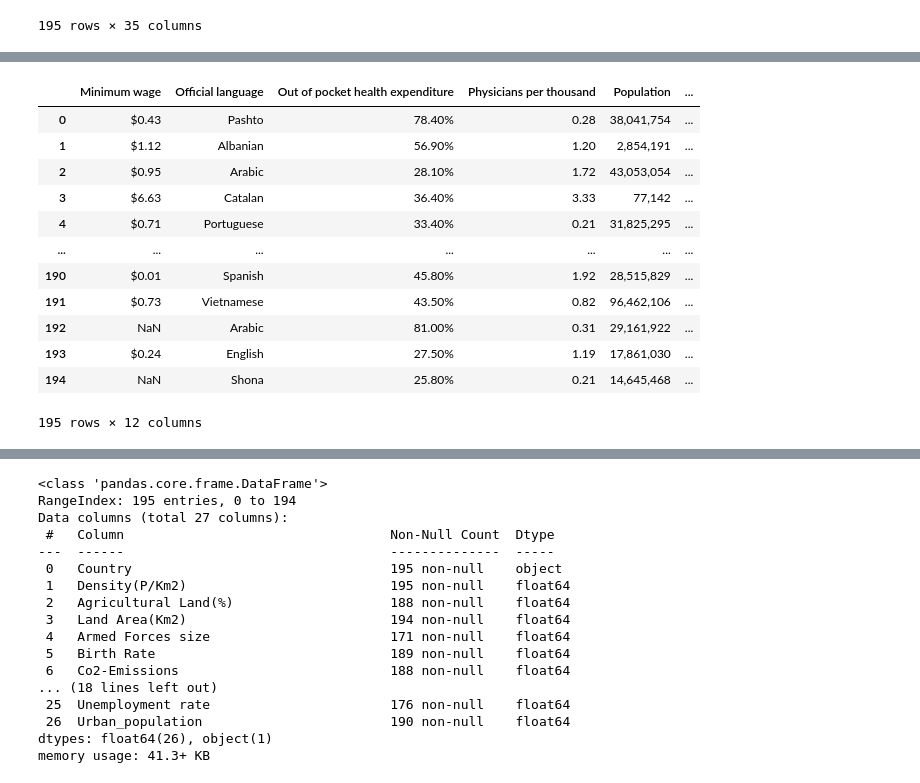
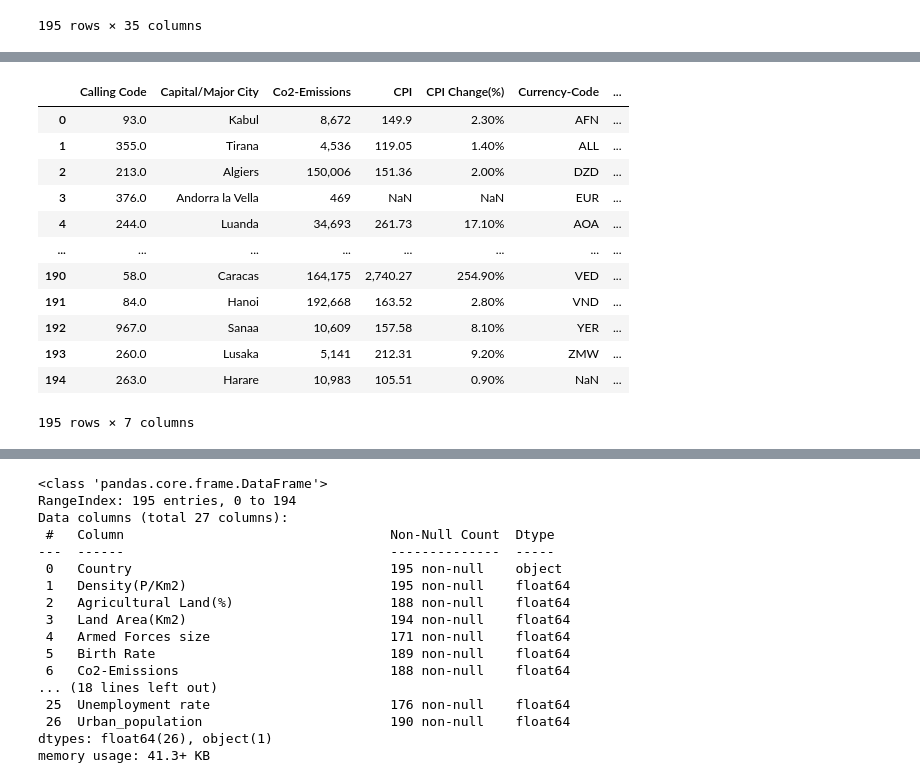
Before and after one commit to depa-tto/Multidimensional-Data-Visualization-exam, a Jupyter notebook: File_1.ipynb, the cells around one changed output, grey strips where cells are left out. Cells and saved outputs as stored; diff of their text form; code cells hidden in the pictures.

Commit message:
data

```diff
--- a/File_1.ipynb
+++ b/File_1.ipynb
@@ -65,16 +69,16 @@ raw_data.loc[:,'CPI':'Maternal mortality ratio']
-# %%
-raw_data.loc[:,'Minimum wage':]
-# %% [output]
-|  | Minimum wage | Official language | Out of pocket health expenditure | Physicians per thousand | Population | ... |
-| 0 | $0.43 | Pashto | 78.40% | 0.28 | 38,041,754 | ... |
-| 1 | $1.12 | Albanian | 56.90% | 1.20 | 2,854,191 | ... |
-| 2 | $0.95 | Arabic | 28.10% | 1.72 | 43,053,054 | ... |
-| 3 | $6.63 | Catalan | 36.40% | 3.33 | 77,142 | ... |
-| 4 | $0.71 | Portuguese | 33.40% | 0.21 | 31,825,295 | ... |
-| ... | ... | ... | ... | ... | ... | ... |
-| 190 | $0.01 | Spanish | 45.80% | 1.92 | 28,515,829 | ... |
-| 191 | $0.73 | Vietnamese | 43.50% | 0.82 | 96,462,106 | ... |
-| 192 | NaN | Arabic | 81.00% | 0.31 | 29,161,922 | ... |
-| 193 | $0.24 | English | 27.50% | 1.19 | 17,861,030 | ... |
-| 194 | NaN | Shona | 25.80% | 0.21 | 14,645,468 | ... |
-195 rows × 12 columns
+# %%
+raw_data.loc[:,'Calling Code':'Fertility Rate']
+# %% [output]
+|  | Calling Code | Capital/Major City | Co2-Emissions | CPI | CPI Change(%) | Currency-Code | ... |
+| 0 | 93.0 | Kabul | 8,672 | 149.9 | 2.30% | AFN | ... |
+| 1 | 355.0 | Tirana | 4,536 | 119.05 | 1.40% | ALL | ... |
+| 2 | 213.0 | Algiers | 150,006 | 151.36 | 2.00% | DZD | ... |
+| 3 | 376.0 | Andorra la Vella | 469 | NaN | NaN | EUR | ... |
+| 4 | 244.0 | Luanda | 34,693 | 261.73 | 17.10% | AOA | ... |
+| ... | ... | ... | ... | ... | ... | ... | ... |
+| 190 | 58.0 | Caracas | 164,175 | 2,740.27 | 254.90% | VED | ... |
+| 191 | 84.0 | Hanoi | 192,668 | 163.52 | 2.80% | VND | ... |
+| 192 | 967.0 | Sanaa | 10,609 | 157.58 | 8.10% | YER | ... |
+| 193 | 260.0 | Lusaka | 5,141 | 212.31 | 9.20% | ZMW | ... |
+| 194 | 263.0 | Harare | 10,983 | 105.51 | 0.90% | NaN | ... |
+195 rows × 7 columns
```
Also changed, not shown: parts of 8 cells of this notebook.
